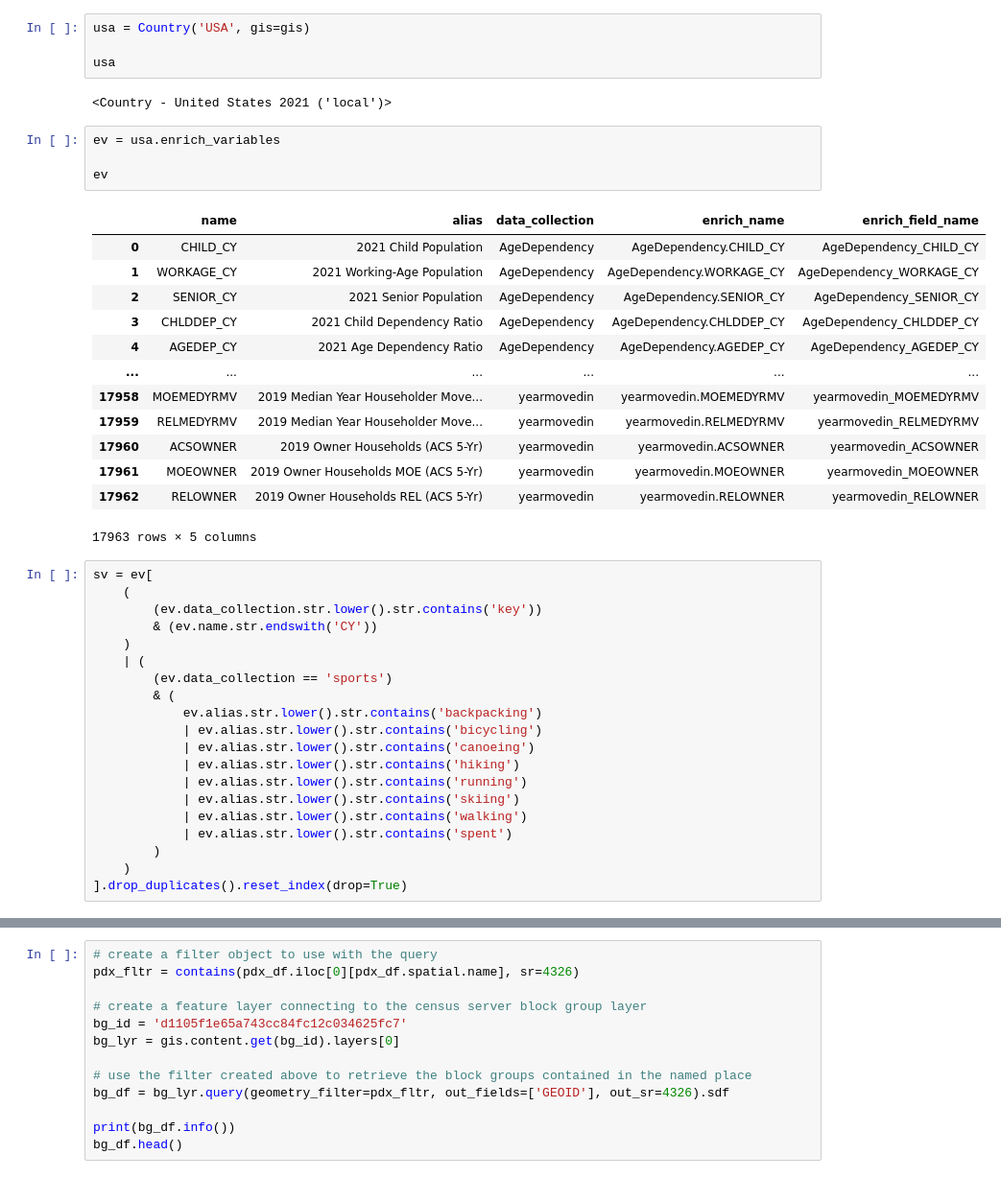
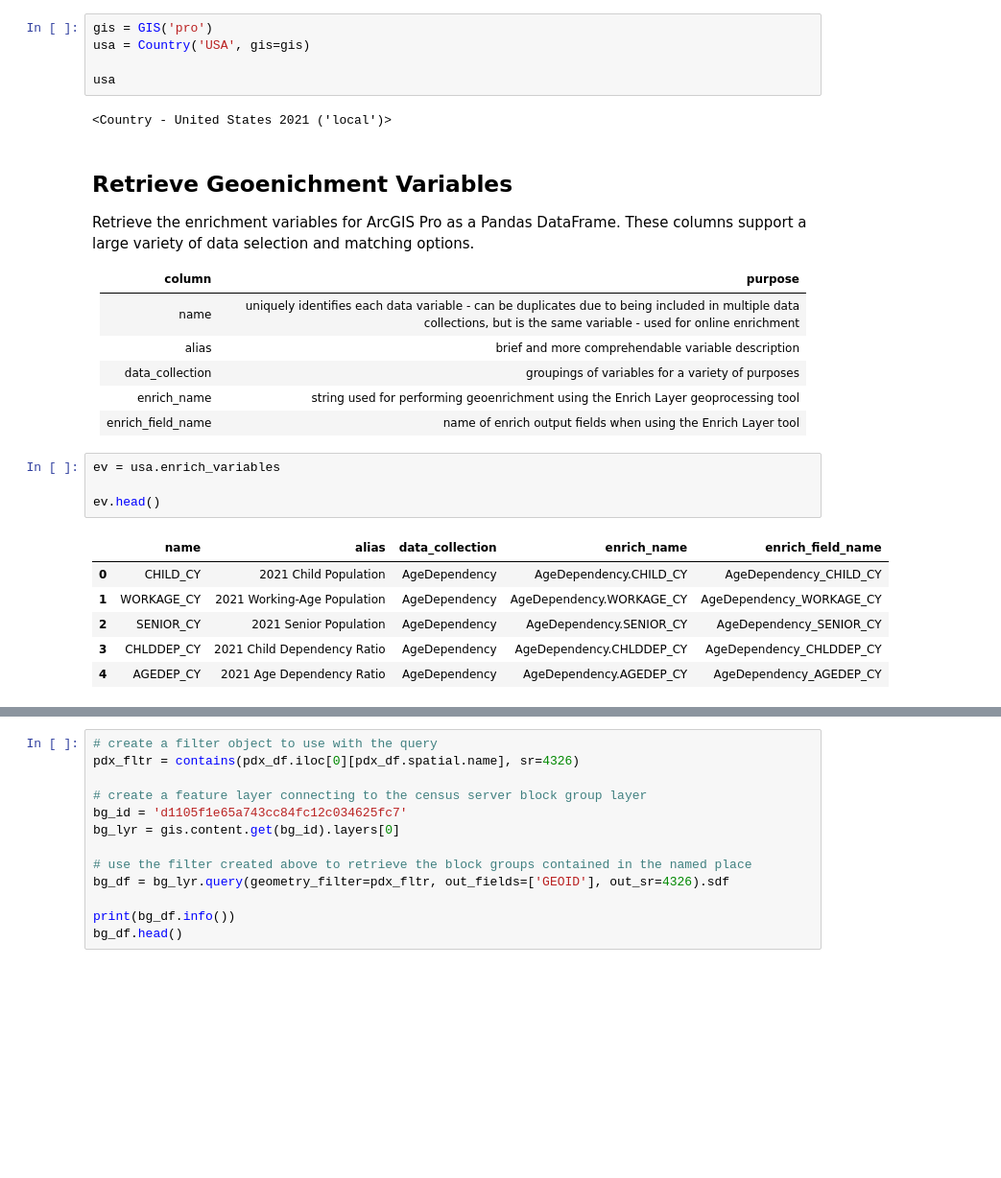
Before and after one commit to Esri/geoenrichment-samples, a Jupyter notebook: Python/geoenrichment-introspection/notebooks/03-enrich-using-previous.ipynb, the cells around one changed output, grey strips where cells are left out. Shown at 96% size. Drawn from its saved outputs; the diff is of its cells as text; blank space fills up the shorter version.

```diff
--- a/Python/geoenrichment-introspection/notebooks/03-enrich-using-previous.ipynb
+++ b/Python/geoenrichment-introspection/notebooks/03-enrich-using-previous.ipynb
@@ -53,44 +73,30 @@ memory usage: 1.4+ KB
 # %%
+gis = GIS('pro')
 usa = Country('USA', gis=gis)
 
 usa
 # %% [output]
 <Country - United States 2021 ('local')>
+# %% [markdown]
+## Retrieve Geoenichment Variables
+
+Retrieve the enrichment variables for ArcGIS Pro as a Pandas DataFrame. These columns support a large variety of data selection and matching options.
+
+column | purpose
+--- | ---
+name | uniquely identifies each data variable - can be duplicates due to being included in multiple data collections, but is the same variable - used for online enrichment
+alias | brief and more comprehendable variable description
+data_collection | groupings of variables for a variety of purposes
+enrich_name | string used for performing geoenrichment using the Enrich Layer geoprocessing tool
+enrich_field_name | name of enrich output fields when using the Enrich Layer tool
 # %%
 ev = usa.enrich_variables
 
-ev
+ev.head()
 # %% [output]
 |  | name | alias | data_collection | enrich_name | enrich_field_name |
 | 0 | CHILD_CY | 2021 Child Population | AgeDependency | AgeDependency.CHILD_CY | AgeDependency_CHILD_CY |
 | 1 | WORKAGE_CY | 2021 Working-Age Population | AgeDependency | AgeDependency.WORKAGE_CY | AgeDependency_WORKAGE_CY |
 | 2 | SENIOR_CY | 2021 Senior Population | AgeDependency | AgeDependency.SENIOR_CY | AgeDependency_SENIOR_CY |
 | 3 | CHLDDEP_CY | 2021 Child Dependency Ratio | AgeDependency | AgeDependency.CHLDDEP_CY | AgeDependency_CHLDDEP_CY |
 | 4 | AGEDEP_CY | 2021 Age Dependency Ratio | AgeDependency | AgeDependency.AGEDEP_CY | AgeDependency_AGEDEP_CY |
-| ... | ... | ... | ... | ... | ... |
-| 17958 | MOEMEDYRMV | 2019 Median Year Householder Move... | yearmovedin | yearmovedin.MOEMEDYRMV | yearmovedin_MOEMEDYRMV |
-| 17959 | RELMEDYRMV | 2019 Median Year Householder Move... | yearmovedin | yearmovedin.RELMEDYRMV | yearmovedin_RELMEDYRMV |
-| 17960 | ACSOWNER | 2019 Owner Households (ACS 5-Yr) | yearmovedin | yearmovedin.ACSOWNER | yearmovedin_ACSOWNER |
-| 17961 | MOEOWNER | 2019 Owner Households MOE (ACS 5-Yr) | yearmovedin | yearmovedin.MOEOWNER | yearmovedin_MOEOWNER |
-| 17962 | RELOWNER | 2019 Owner Households REL (ACS 5-Yr) | yearmovedin | yearmovedin.RELOWNER | yearmovedin_RELOWNER |
-17963 rows × 5 columns
-# %%
-sv = ev[
-    (
-        (ev.data_collection.str.lower().str.contains('key'))
-        & (ev.name.str.endswith('CY'))
-    )
-    | (
-        (ev.data_collection == 'sports')
-        & (
-            ev.alias.str.lower().str.contains('backpacking')
-            | ev.alias.str.lower().str.contains('bicycling')
-            | ev.alias.str.lower().str.contains('canoeing')
-            | ev.alias.str.lower().str.contains('hiking')
-            | ev.alias.str.lower().str.contains('running')
-            | ev.alias.str.lower().str.contains('skiing')
-            | ev.alias.str.lower().str.contains('walking')
-            | ev.alias.str.lower().str.contains('spent')
-        )
-    )
-].drop_duplicates().reset_index(drop=True)
```
Also changed, not shown: parts of 17 cells of this notebook, 6 other files.
